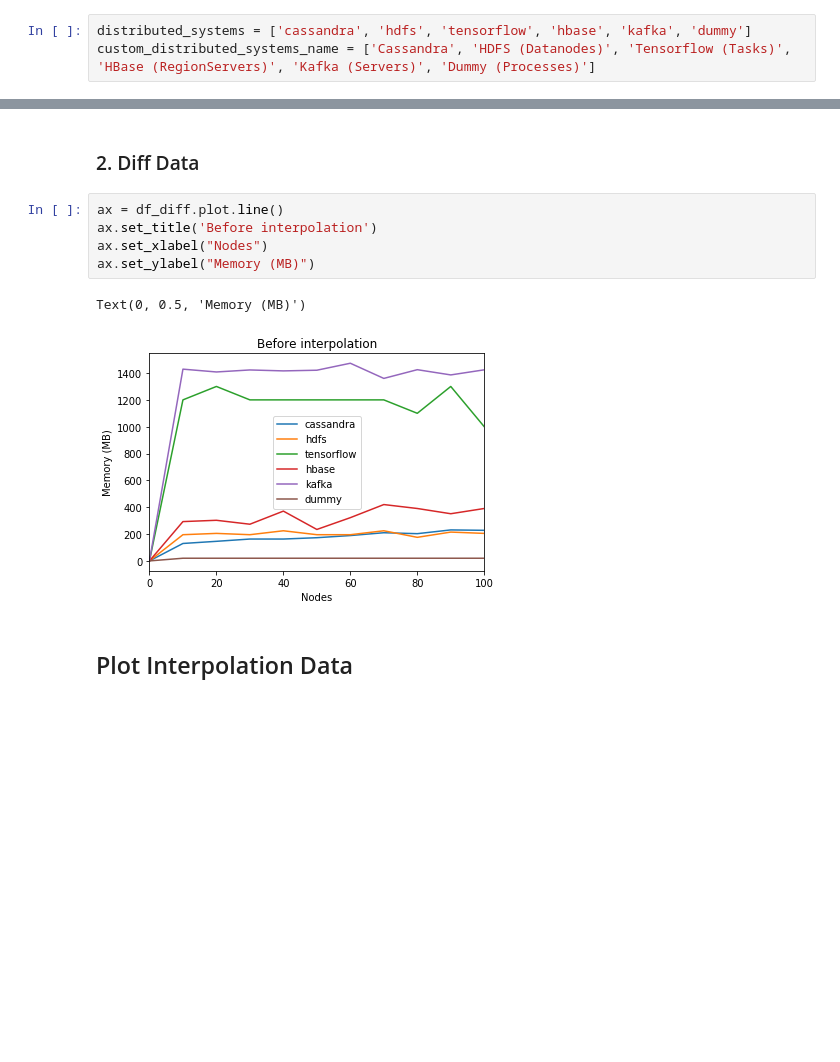
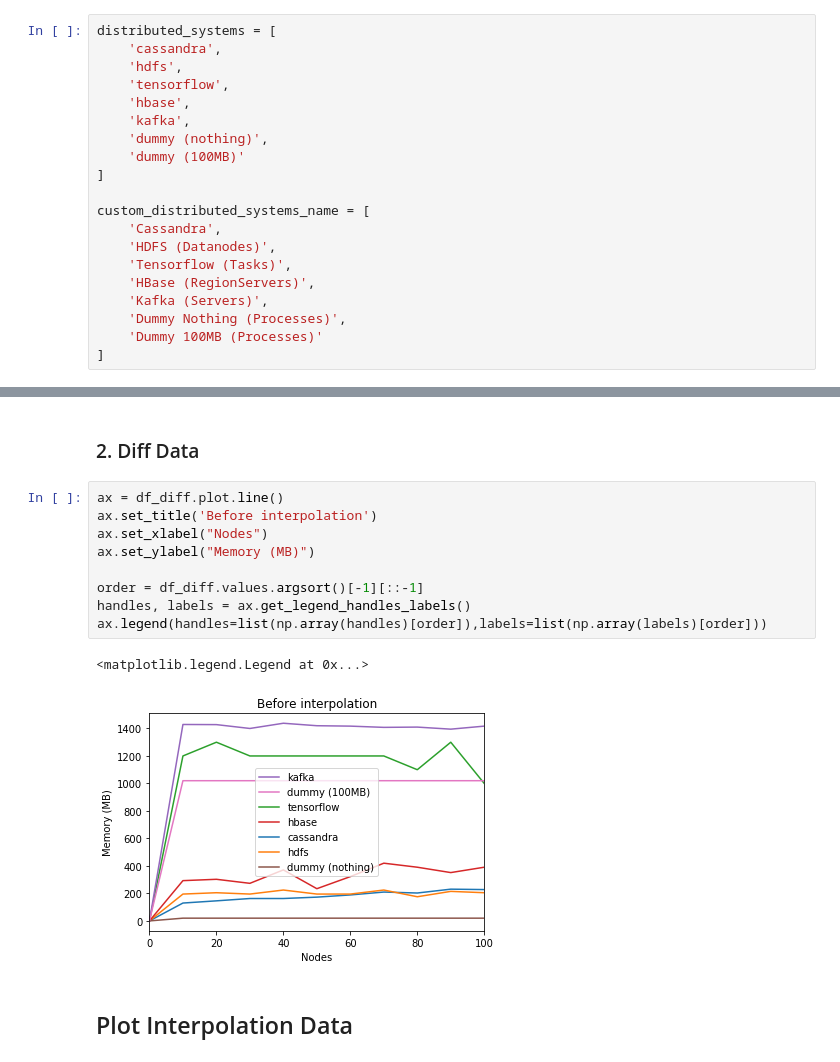
Before and after one commit to rayandrew/ucare-research, a Jupyter notebook: memory-tracking/visualization/Visualization.ipynb, the cells around one changed output, grey strips where cells are left out. Drawn from its saved outputs; the diff is of its cells as text; blank space fills up the shorter version.

Commit message:
update plot

```diff
--- a/memory-tracking/visualization/Visualization.ipynb
+++ b/memory-tracking/visualization/Visualization.ipynb
@@ -16,8 +16,25 @@ import numpy as np
 # %% [markdown]
 ## Load data
 # %%
-distributed_systems = ['cassandra', 'hdfs', 'tensorflow', 'hbase', 'kafka', 'dummy']
-custom_distributed_systems_name = ['Cassandra', 'HDFS (Datanodes)', 'Tensorflow (Tasks)', 'HBase (RegionServers)', 'Kafka (Servers)', 'Dummy (Processes)']
+distributed_systems = [
+    'cassandra',
+    'hdfs',
+    'tensorflow',
+    'hbase',
+    'kafka',
+    'dummy (nothing)',
+    'dummy (100MB)'
+]
+
+custom_distributed_systems_name = [
+    'Cassandra',
+    'HDFS (Datanodes)',
+    'Tensorflow (Tasks)',
+    'HBase (RegionServers)',
+    'Kafka (Servers)',
+    'Dummy Nothing (Processes)',
+    'Dummy 100MB (Processes)'
+]
 # %%
 df = pd.read_csv('./result.csv')
 df = df.append(pd.Series([0 for _ in range(len(distributed_systems) + 1)], index=df.columns), ignore_index=True)
@@ -71,11 +99,15 @@ Text(0, 0.5, 'Memory (MB)')
 # %%
 ax = df_diff.plot.line()
 ax.set_title('Before interpolation')
 ax.set_xlabel("Nodes")
 ax.set_ylabel("Memory (MB)")
+
+order = df_diff.values.argsort()[-1][::-1]
+handles, labels = ax.get_legend_handles_labels()
+ax.legend(handles=list(np.array(handles)[order]),labels=list(np.array(labels)[order]))
 # %% [output]
-Text(0, 0.5, 'Memory (MB)')
+<matplotlib.legend.Legend at 0x...>
-[figure, old version]
+[figure, new version]
 # %% [markdown]
 ## Plot Interpolation Data
 # %% [markdown]
```
Also changed, not shown: parts of 5 cells of this notebook, 7 other files.
